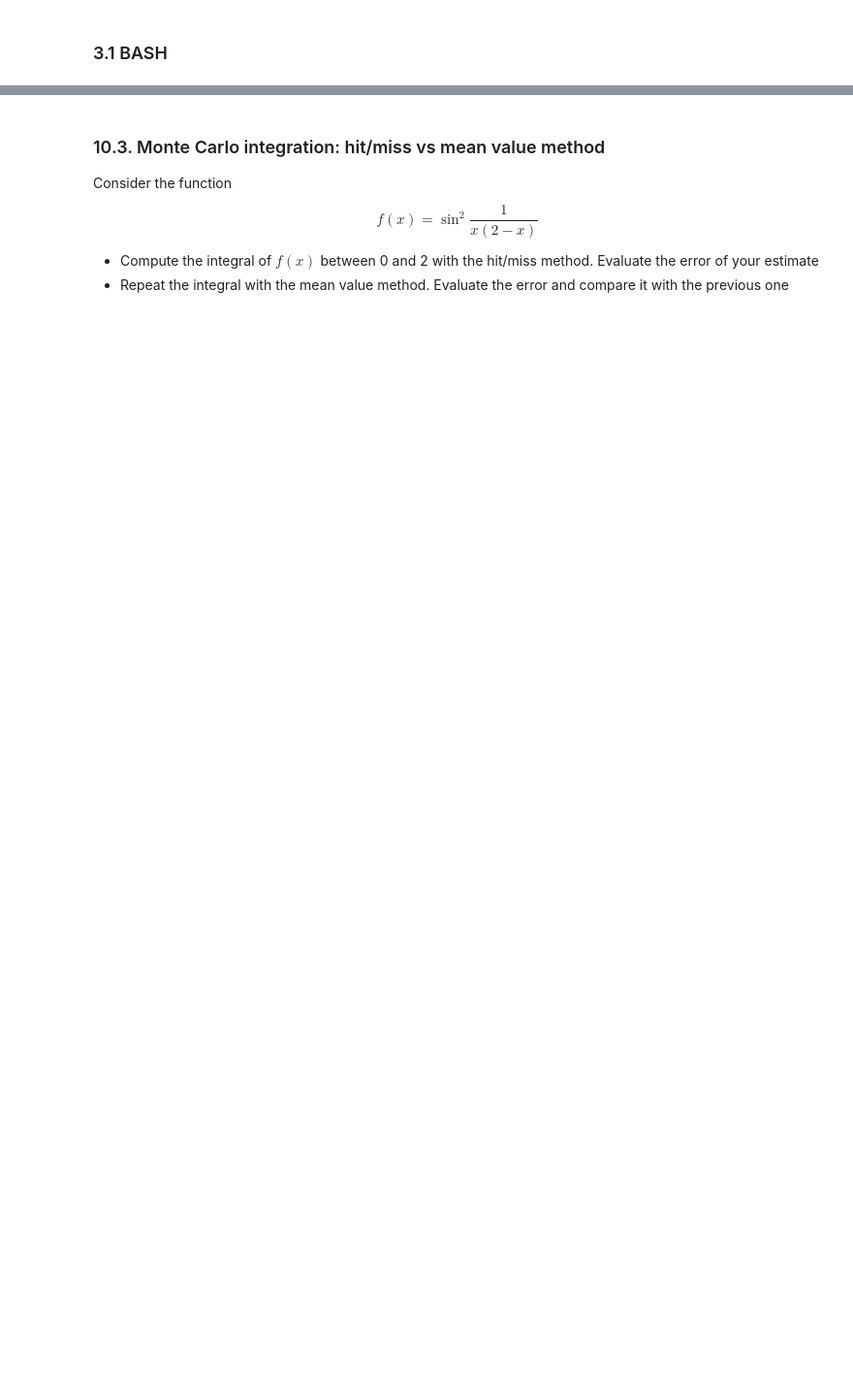
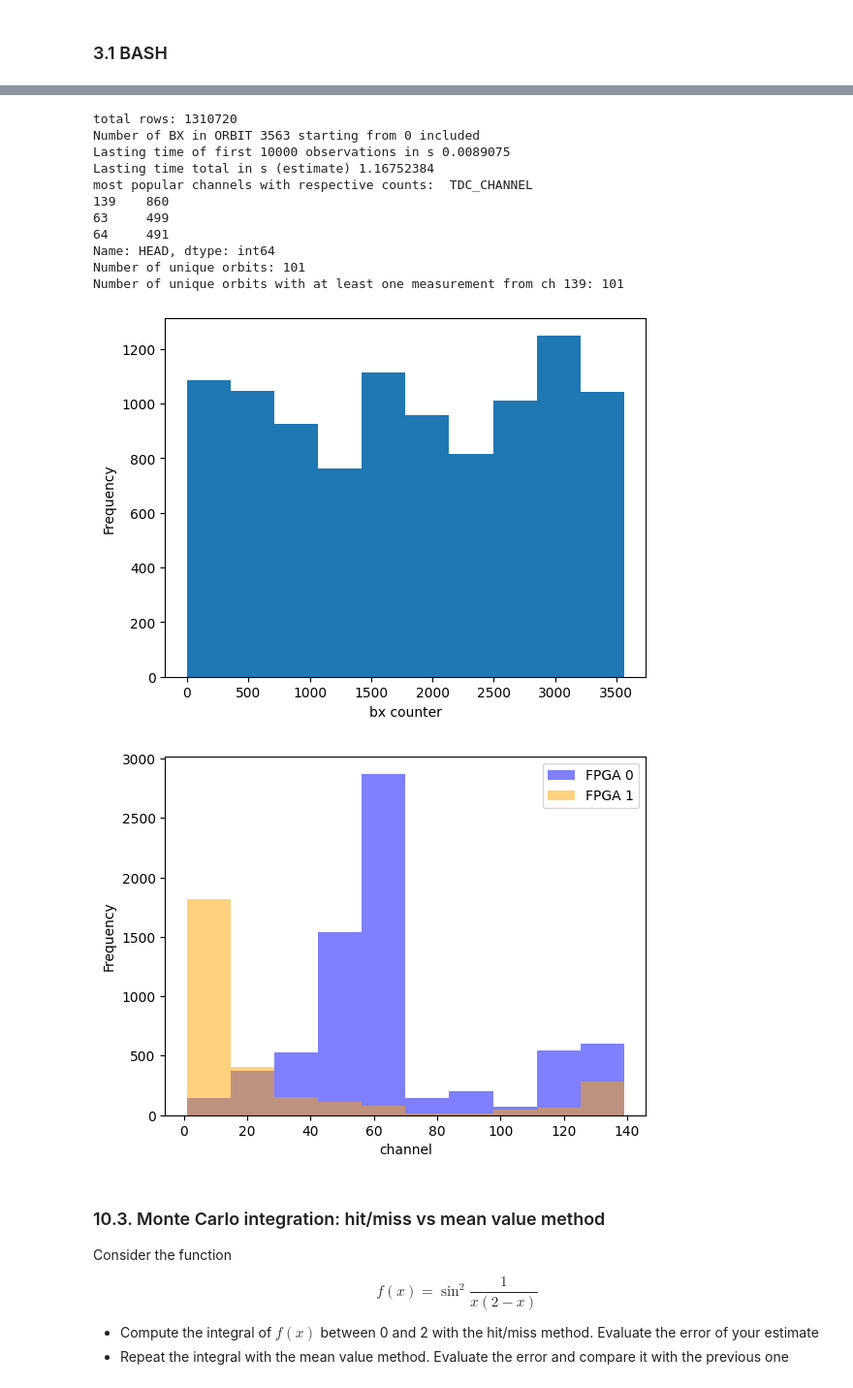
Before and after one commit to miriamzara/LaboratoryOfComputationalPhysics_Y7, a Jupyter notebook: exam_v3.ipynb, the cells around one changed output, grey strips where cells are left out. Shown: that part at 97% size. Cells and saved outputs as stored; diff of their text form; code cells hidden in the pictures; blank space fills up the shorter version.

```diff
--- a/exam_v3.ipynb
+++ b/exam_v3.ipynb
@@ -48,6 +74,72 @@ This allows to store the time in a similar way to hours, minutes and seconds.
 - 8\. Use the groupby method to find out the noisy channels, i.e. the TDC channels with most counts (say the top 3)
 
 - 9\. Count the number of unique orbits. Count the number of unique orbits with at least one measurement from TDC_CHANNEL=139
+# %%
+import numpy as np
+import pandas as pd
+import matplotlib.pyplot as plt
+import numpy.random as npr
+
+# 1
+df = pd.read_csv("data_000637.txt")
+total_rows = len(df)
+print("total rows:" , total_rows )
+N = np.min([total_rows, 10**4])
+df = pd.read_csv("data_000637.txt", nrows = N)
+# 2
+df["BX_COUNTER"].plot(kind="hist")
+plt.xlabel("bx counter")
+x = df["BX_COUNTER"].max() - df["BX_COUNTER"].min()
+print("Number of BX in ORBIT", x , "starting from 0 included" )
+# 3
+BX_to_ns = 25
+#df["ORBIT_CNT"].plot(kind="hist")
+norbits = df["ORBIT_CNT"].max() - df["ORBIT_CNT"].min()
+norbits
+lasting_time_ns = norbits * x * BX_to_ns
+lasting_time_s = lasting_time_ns * 10**-9
+print(f"Lasting time of first {N} observations in s", lasting_time_s)
+print(f"Lasting time total in s (estimate)", lasting_time_s * (total_rows/N))
+
+# 4
+TDC_to_ns = 25/30
+ORB_to_ns = BX_to_ns * x
+df["time (ns)"] = ORB_to_ns * (df["ORBIT_CNT"] - df["ORBIT_CNT"].min()) + BX_to_ns * df["BX_COUNTER"] +TDC_to_ns * df["TDC_MEAS"]
+# 5
+df["HEAD"] = npr.choice([0, 1], size = len(df))
+df.head()
+# 6
+new_df = df[df["HEAD"] == 1].copy()
+# 7
+plt.figure()
+df[df["FPGA"] == 0]["TDC_CHANNEL"].plot(kind = "hist", label = "FPGA 0", color = "blue", alpha=0.5)
+df[df["FPGA"] == 1]["TDC_CHANNEL"].plot(kind = "hist", label = "FPGA 1", color = "orange", alpha = 0.5)
+plt.xlabel("channel")
+plt.legend()
+# 8
+grouped = df.groupby("TDC_CHANNEL").count()
+sorted_series = grouped["HEAD"].sort_values(ascending = False)
+print("most popular channels with respective counts: " , sorted_series[0:3])
+# 9
+total_orbits = len(np.unique(df["ORBIT_CNT"]))
+print("Number of unique orbits:", total_orbits)
+df_prime = df[df["TDC_CHANNEL"] == 139].copy()
+unique_orbits = len(np.unique(df_prime["ORBIT_CNT"]))
+print("Number of unique orbits with at least one measurement from ch 139:", unique_orbits )
+# %% [output]
+total rows: 1310720
+Number of BX in ORBIT 3563 starting from 0 included
+Lasting time of first 10000 observations in s 0.0089075
+Lasting time total in s (estimate) 1.16752384
+most popular channels with respective counts:  TDC_CHANNEL
+139    860
+63     499
+64     491
+Name: HEAD, dtype: int64
+Number of unique orbits: 101
+Number of unique orbits with at least one measurement from ch 139: 101
+[figure, added]
+[figure, added]
 # %% [markdown]
 ### 10.3\. Monte Carlo integration: hit/miss vs mean value method
 
```
Also changed, not shown: parts of 3 cells of this notebook, 5 other files.
